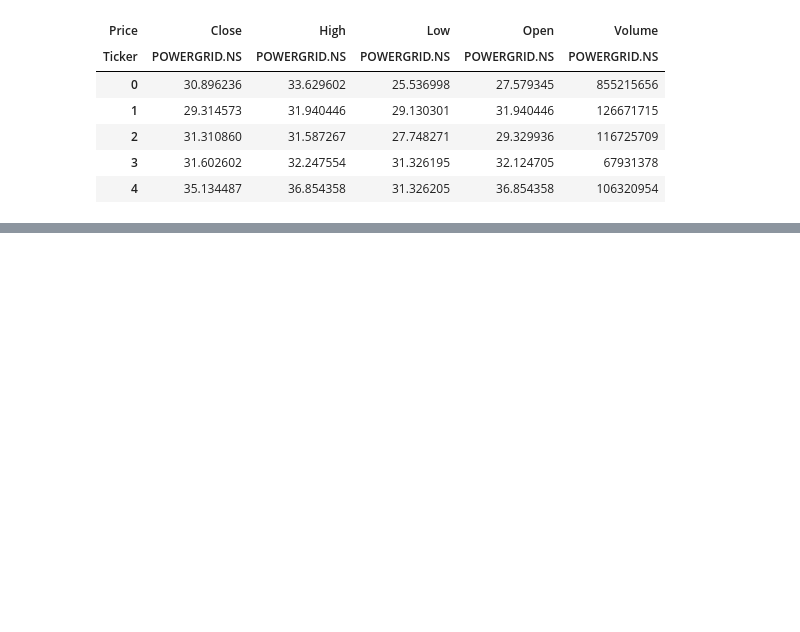
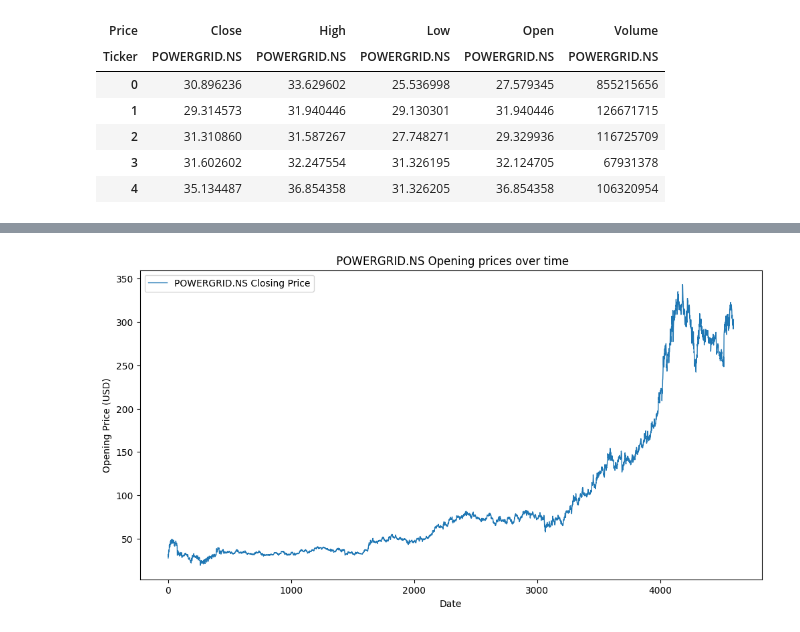
Before and after one commit to Dulyana-Silva/MLproject6-Stock-Trend-Prediction, a Jupyter notebook: Stock_Trend_Prediction.ipynb, the cells around one changed output, grey strips where cells are left out. Cells and saved outputs as stored; diff of their text form; code cells hidden in the pictures; blank space fills up the shorter version.

```diff
--- a/Stock_Trend_Prediction.ipynb
+++ b/Stock_Trend_Prediction.ipynb
@@ -174,0 +187,12 @@ df.head()
+# %%
+# For Opening prices over time
+
+plt.figure(figsize= (12, 6))
+plt.plot(df['Open'], label = f'{stock} Closing Price', linewidth = 1)
+plt.title(f' {stock} Opening prices over time')
+plt.xlabel('Date')
+plt.ylabel('Opening Price (USD)')
+plt.legend()
+plt.show()
+# %% [output]
+[figure, added]
```
Also changed, not shown: parts of 2 cells of this notebook.
